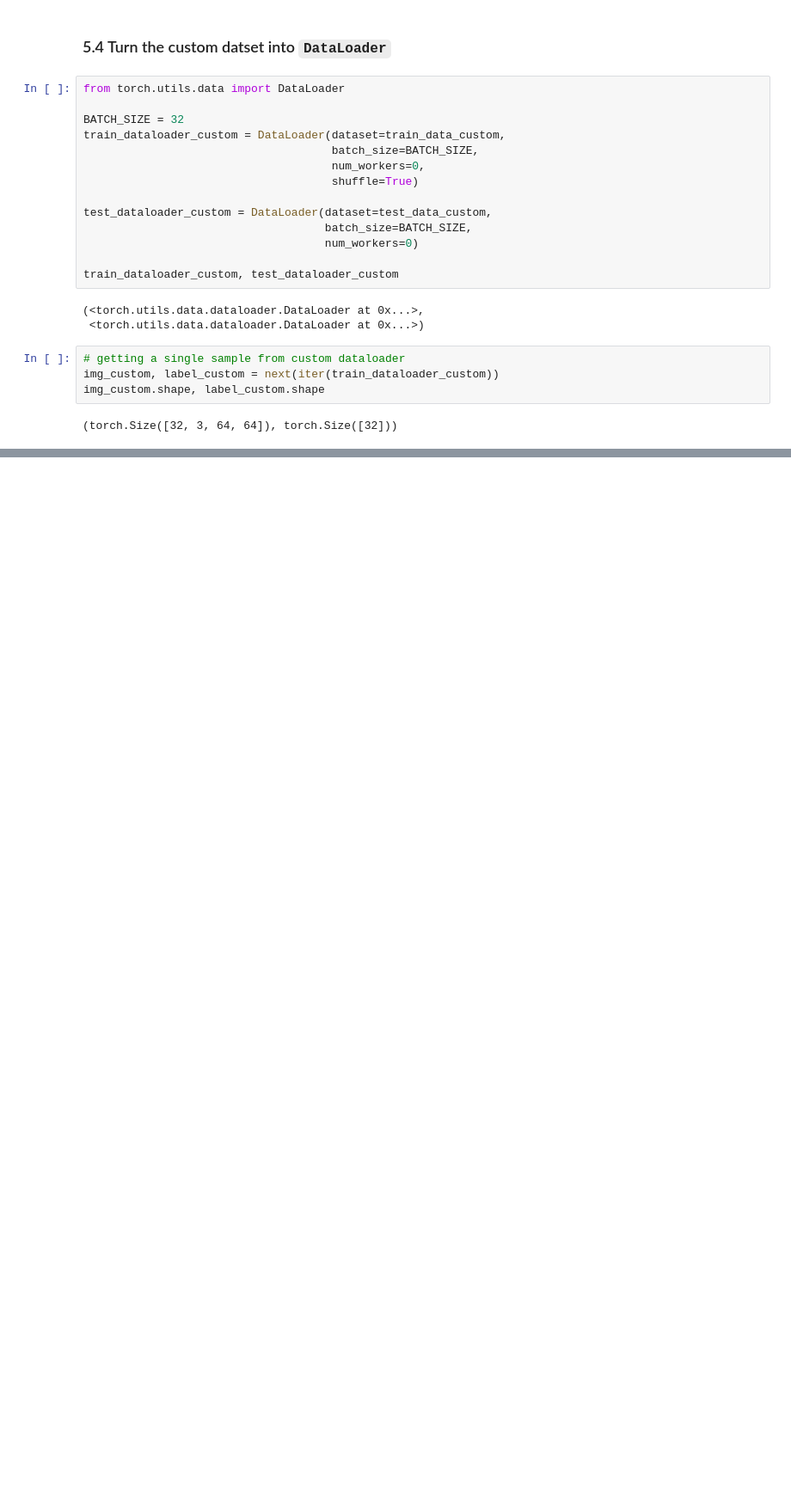
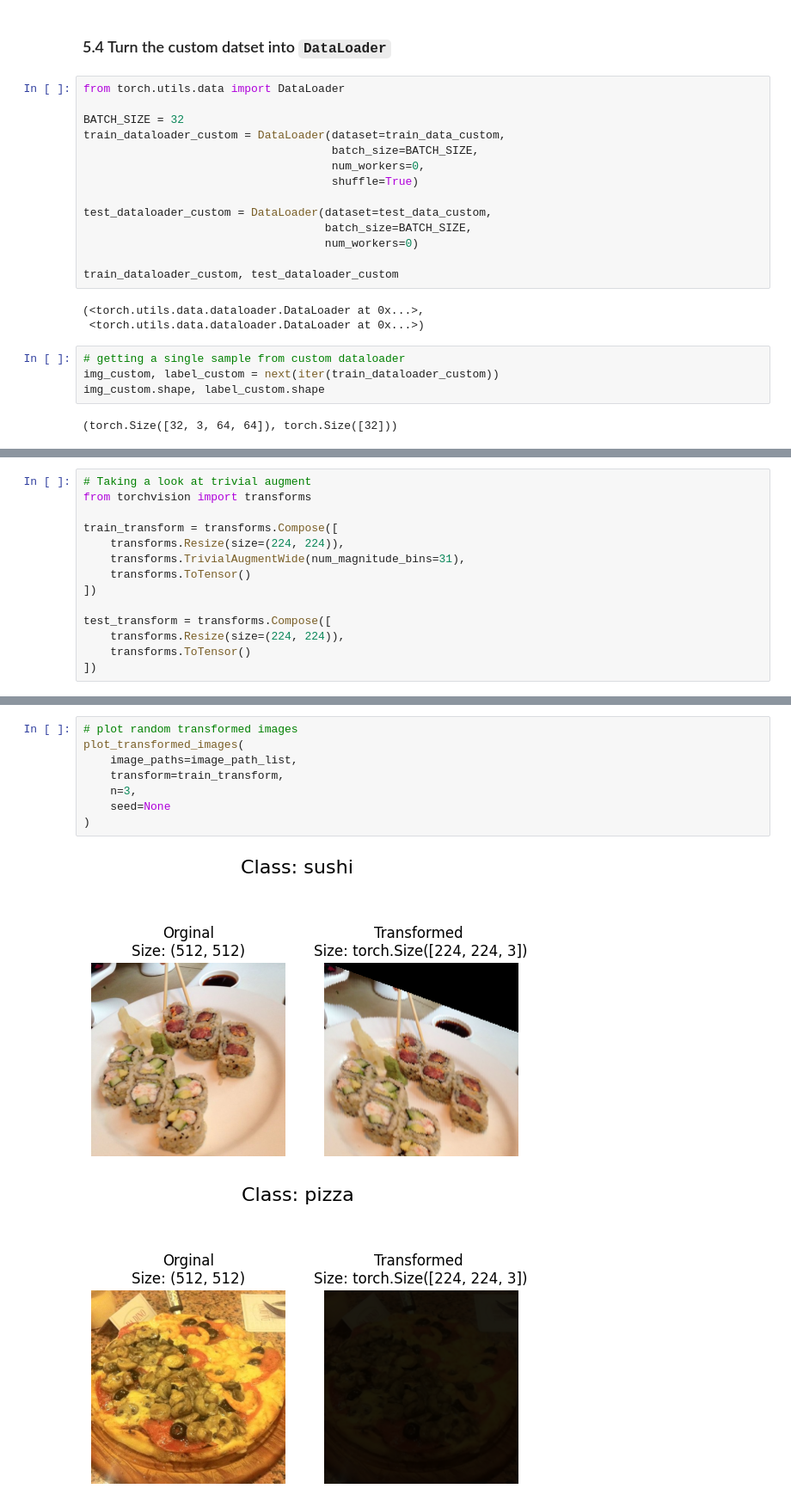
Before and after one commit to rishabh-bhattad/pytorch_walkthrough, a Jupyter notebook: 04_pytorch_custom_dataset.ipynb, the cells around one changed output, grey strips where cells are left out. Shown at 86% size. Saved outputs shown, nothing was run; the diff lists cells and outputs as text; blank space fills up the shorter version.

```diff
--- a/04_pytorch_custom_dataset.ipynb
+++ b/04_pytorch_custom_dataset.ipynb
@@ -576,0 +604,14 @@ img_custom.shape, label_custom.shape
+# %%
+# Taking a look at trivial augment
+from torchvision import transforms
+
+train_transform = transforms.Compose([
+    transforms.Resize(size=(224, 224)),
+    transforms.TrivialAugmentWide(num_magnitude_bins=31),
+    transforms.ToTensor()
+])
+
+test_transform = transforms.Compose([
+    transforms.Resize(size=(224, 224)),
+    transforms.ToTensor()
+])
@@ -576,0 +635,11 @@ img_custom.shape, label_custom.shape
+# %%
+# plot random transformed images
+plot_transformed_images(
+    image_paths=image_path_list,
+    transform=train_transform,
+    n=3,
+    seed=None
+)
+# %% [output]
+[figure, added]
+[figure, added]
```
Also changed, not shown: parts of 27 cells of this notebook.
